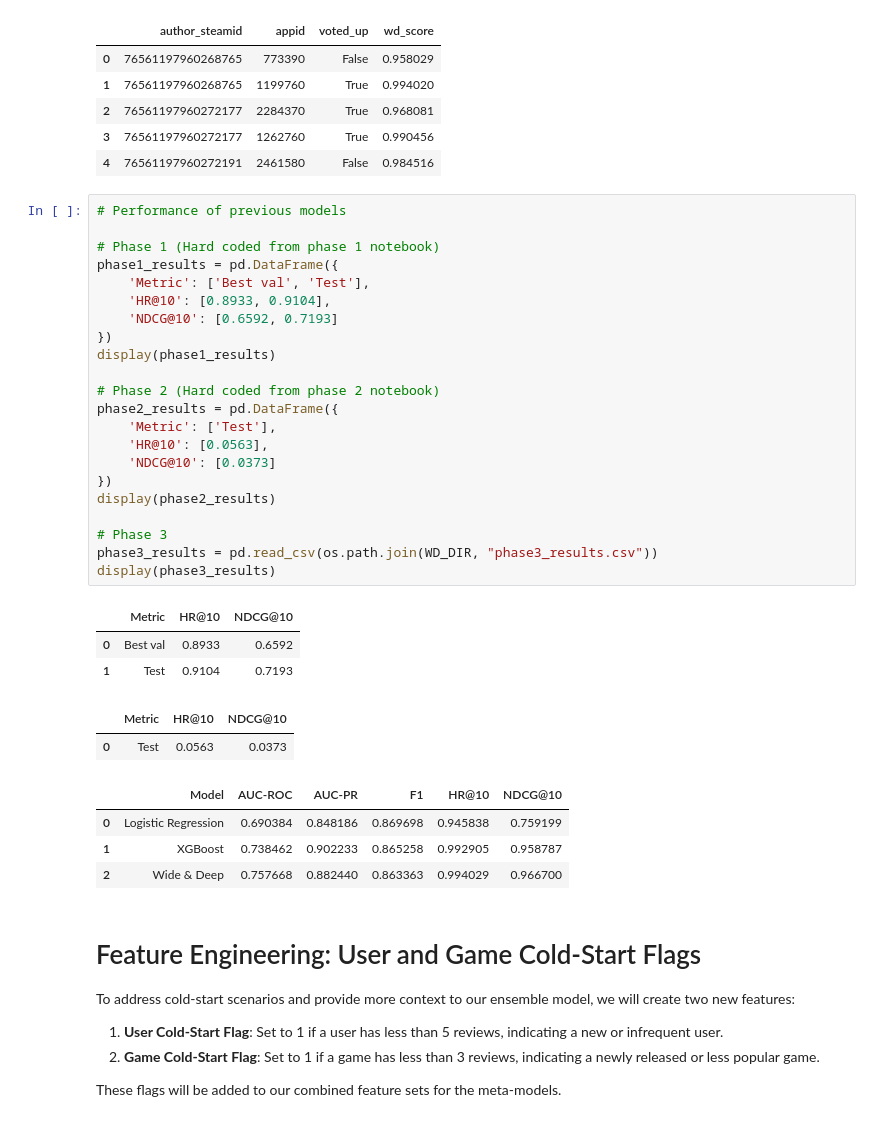
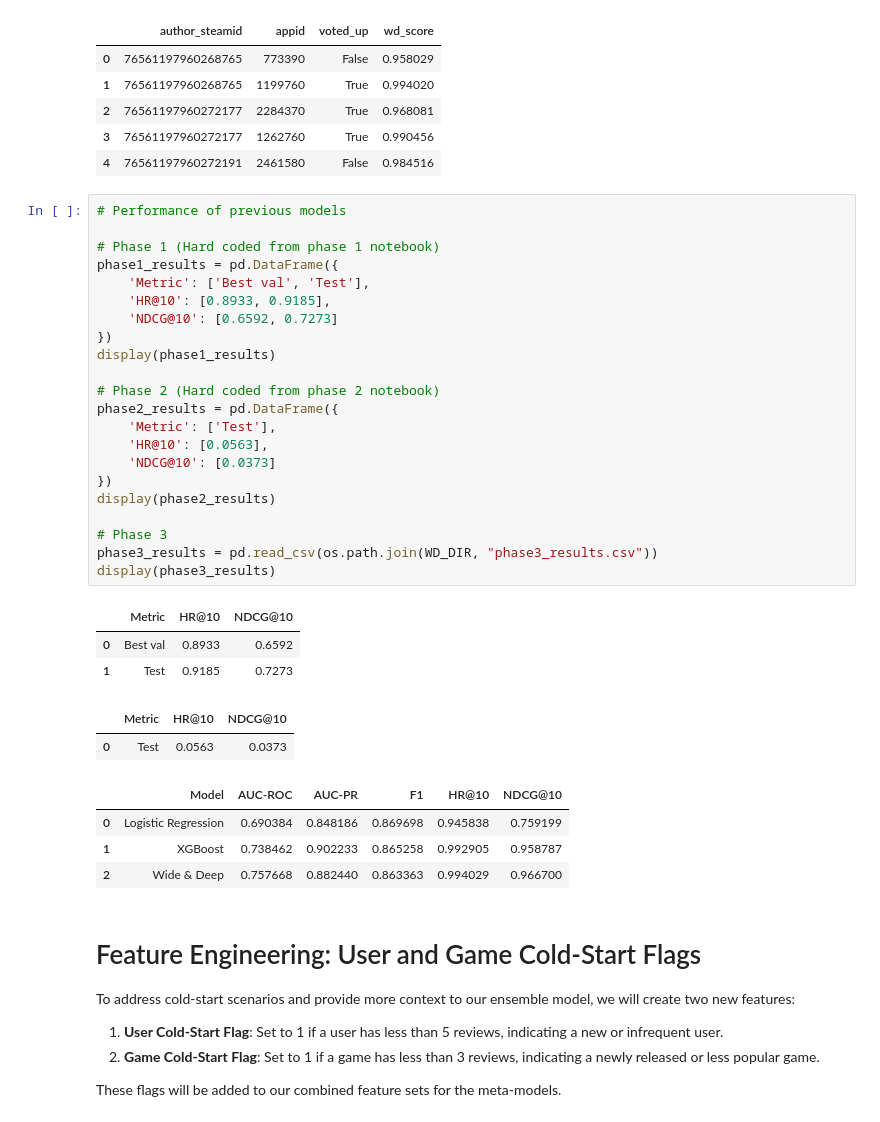
Before and after one commit to hamy-nguyen/BT4222_Group5_AY2526_S2, a Jupyter notebook: phase4_finalised/phase_4_logistic_regression.ipynb, the cells around one changed output. Cells and saved outputs as stored; diff of their text form.

Commit message:
Phase 4 update test result for phase 1

```diff
--- a/phase4_finalised/phase_4_logistic_regression.ipynb
+++ b/phase4_finalised/phase_4_logistic_regression.ipynb
@@ -113,29 +113,29 @@ WD Neg:  (673048, 4)
 # %%
 # Performance of previous models
 
 # Phase 1 (Hard coded from phase 1 notebook)
 phase1_results = pd.DataFrame({
     'Metric': ['Best val', 'Test'],
-    'HR@10': [0.8933, 0.9104],
-    'NDCG@10': [0.6592, 0.7193]
+    'HR@10': [0.8933, 0.9185],
+    'NDCG@10': [0.6592, 0.7273]
 })
 display(phase1_results)
 
 # Phase 2 (Hard coded from phase 2 notebook)
 phase2_results = pd.DataFrame({
     'Metric': ['Test'],
     'HR@10': [0.0563],
     'NDCG@10': [0.0373]
 })
 display(phase2_results)
 
 # Phase 3
 phase3_results = pd.read_csv(os.path.join(WD_DIR, "phase3_results.csv"))
 display(phase3_results)
 # %% [output]
 |  | Metric | HR@10 | NDCG@10 |
 | 0 | Best val | 0.8933 | 0.6592 |
-| 1 | Test | 0.9104 | 0.7193 |
+| 1 | Test | 0.9185 | 0.7273 |
 |  | Metric | HR@10 | NDCG@10 |
 | 0 | Test | 0.0563 | 0.0373 |
 |  | Model | AUC-ROC | AUC-PR | F1 | HR@10 | NDCG@10 |
```
Also changed, not shown: parts of 1 cell of this notebook, 1 other file.
